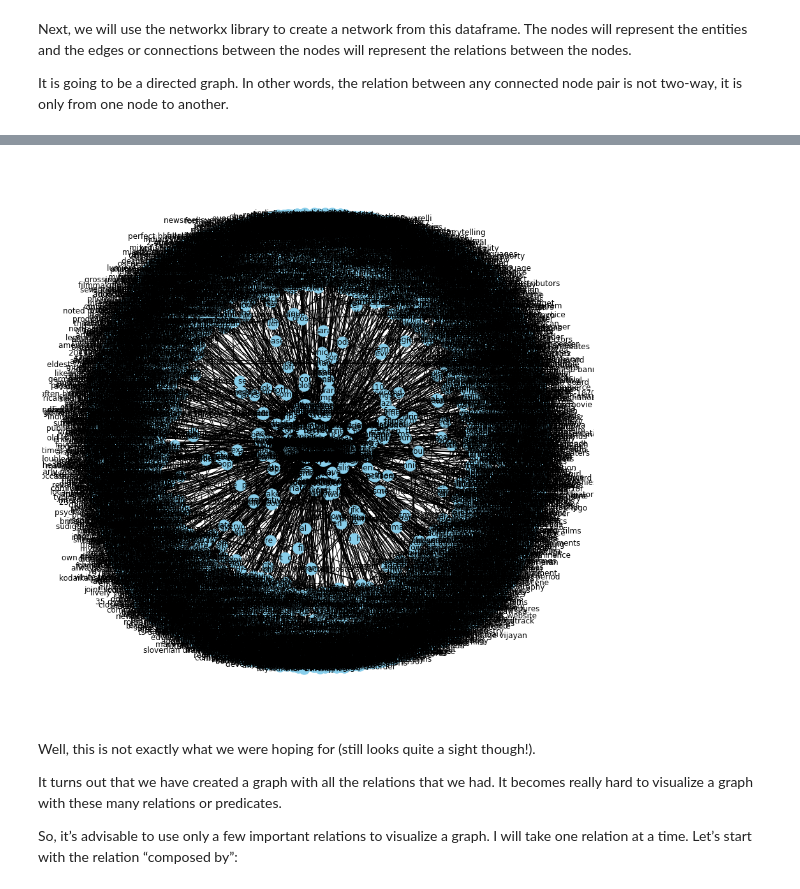
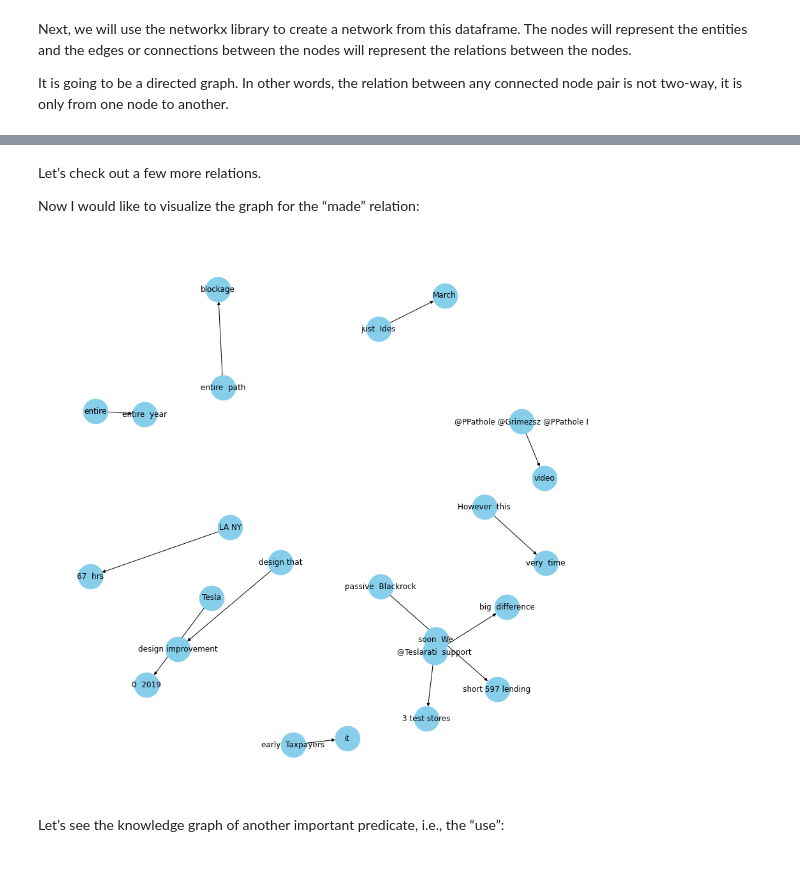
Before and after one commit to nicklin37/kg-via-dl, a Jupyter notebook: knowledge_graph/knowledge_graph.ipynb, the cells around one changed output, grey strips where cells are left out. Drawn from its saved outputs; the diff is of its cells as text; code cells hidden in the pictures.

Commit message:
add model on Elon Musk Tweet

```diff
--- a/knowledge_graph/knowledge_graph.ipynb
+++ b/knowledge_graph/knowledge_graph.ipynb
@@ -177,6 +177,6 @@ pd.set_option('display.max_colwidth', 200)
 %matplotlib inline
 # %%
 # import wikipedia sentences
-candidate_sentences = pd.read_csv("./input/wiki_sentences_v2.csv")
+candidate_sentences = pd.read_csv("./input/TweetsElonMusk.csv")
 candidate_sentences.shape
 # %% [output]
@@ -308,7 +308,7 @@ Now we can use this function to extract these entity pairs for all the sentences
 # %%
 entity_pairs = []
 
-for i in tqdm(candidate_sentences["sentence"]):
+for i in tqdm(candidate_sentences["tweet"]):
   entity_pairs.append(get_entities(i))
 # %% [markdown]
 The list entity_pairs contains all the subject-object pairs from the Wikipedia sentences. Let’s have a look at a few of them:
@@ -416,15 +429,17 @@ Let’s plot the network:
+# %% [markdown]
+Let’s check out a few more relations.
+
+Now I would like to visualize the graph for the “made” relation:
 # %%
+G=nx.from_pandas_edgelist(kg_df[kg_df['edge']=="made"], "source", "target",
+                          edge_attr=True, create_using=nx.MultiDiGraph())
+
 plt.figure(figsize=(12,12))
-
-pos = nx.spring_layout(G)
-nx.draw(G, with_labels=True, node_color='skyblue', edge_cmap=plt.cm.Blues, pos = pos)
+pos = nx.spring_layout(G, k = 0.5)
+nx.draw(G, with_labels=True, node_color='skyblue', node_size=1500, edge_cmap=plt.cm.Blues, pos = pos)
 plt.show()
 # %% [output]
-[figure, old version]
+[figure, new version]
-# %% [markdown]
-Well, this is not exactly what we were hoping for (still looks quite a sight though!).
-
-It turns out that we have created a graph with all the relations that we had. It becomes really hard to visualize a graph with these many relations or predicates.
-
-So, it’s advisable to use only a few important relations to visualize a graph. I will take one relation at a time. Let’s start with the relation “composed by”:
+# %% [markdown]
+Let’s see the knowledge graph of another important predicate, i.e., the “use”:
 # %%
```
Also changed, not shown: parts of 12 cells of this notebook, 2 other files.
